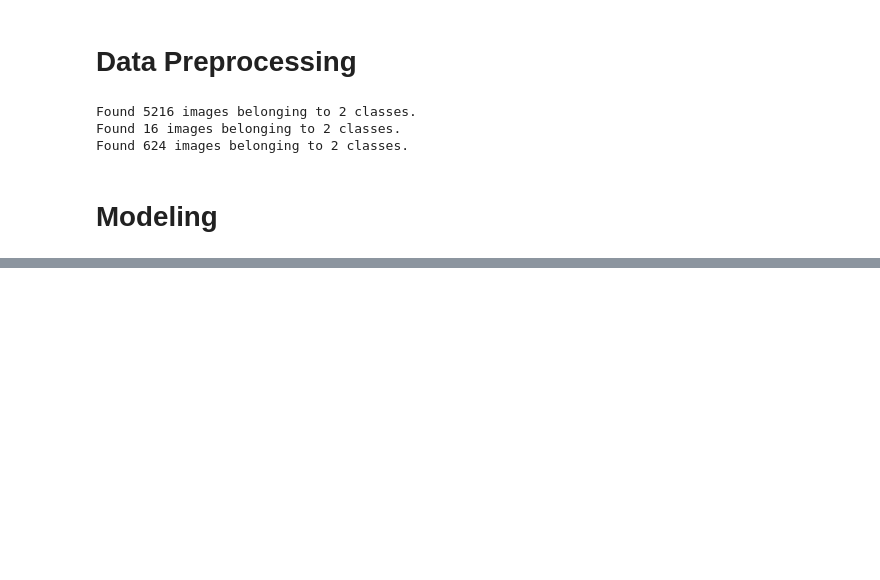
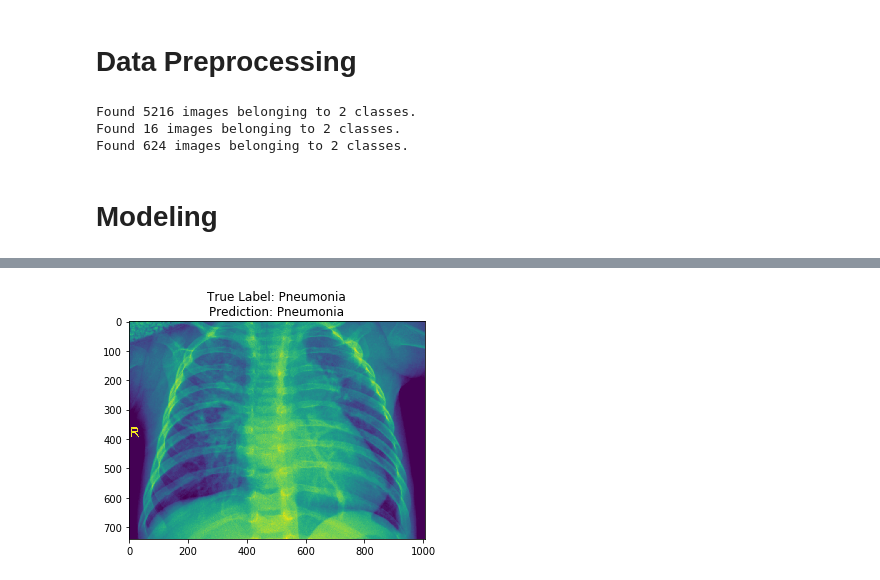
Before and after one commit to tsheltonking/Transfer-Learning-For-Pneumonia-Detection, a Jupyter notebook: Pneumonia_Detection.ipynb, the cells around one changed output, grey strips where cells are left out. Drawn from its saved outputs; the diff is of its cells as text; code cells hidden in the pictures; blank space fills up the shorter version.

```diff
--- a/Pneumonia_Detection.ipynb
+++ b/Pneumonia_Detection.ipynb
@@ -136,0 +179,4 @@ display_training_curves(fit_history.history['loss'], fit_history.history['val_lo
+# %%
+predict_image("/content/chest_xray/test/PNEUMONIA/person91_bacteria_449.jpeg")
+# %% [output]
+[figure, added]
```
Also changed, not shown: parts of 10 cells of this notebook.
